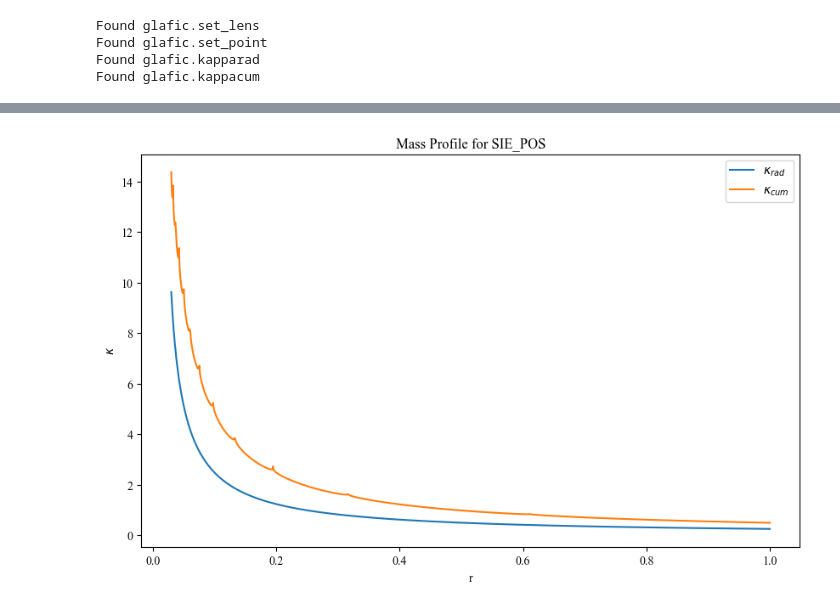
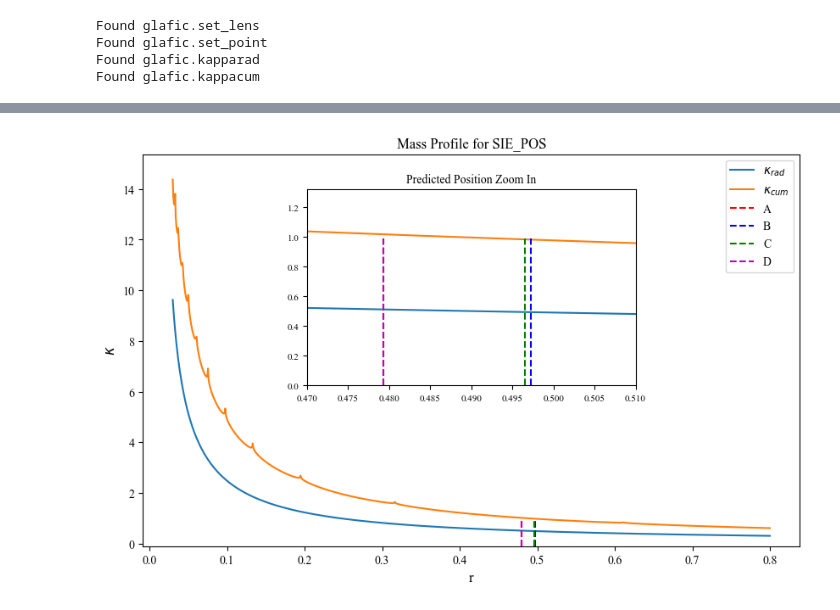
Before and after one commit to romms921/IllustrisTNG-Lens-Modelling, a Jupyter notebook: mass_profile.ipynb, the cells around one changed output, grey strips where cells are left out. Drawn from its saved outputs; the diff is of its cells as text; code cells hidden in the pictures.

Commit message:
updated mass profile plot

```diff
--- a/mass_profile.ipynb
+++ b/mass_profile.ipynb
@@ -165,14 +169,43 @@ pred
 columns = ['r', 'kappa']
 data = pd.read_csv( model_path + '/' + model_ver + '_kaprad.dat', sep=' ', header=None, names=columns)
 data2 = pd.read_csv(model_path + '/' + model_ver + '_kapcum.dat', sep=' ', header=None, names=columns)
-# %%
-plt.figure(figsize=(10, 6))
-plt.plot(data['r'], data['kappa'], label = '$\kappa _{rad}$')
-plt.plot(data2['r'], data2['kappa'], label = '$\kappa _{cum}$')
-plt.xlabel('r')
-plt.ylabel('$\kappa$')
-plt.title('Mass Profile for ' + model_ver)
-plt.legend()
-plt.show()
-# %% [output]
-[figure, removed]
+# %%
+# Percet Height
+
+kap_pred = [data2.loc[(data2['r'] - rad).abs().idxmin(), 'kappa'] for rad in pred['rad']]
+kap_max = max(data2['kappa'])
+
+percent_height = [kap/kap_max for kap in kap_pred]
+percent_height = [ph + 0.001 for ph in percent_height]
+
+inset_percent_height = [ph + 0.68 for ph in percent_height]
+# %%
+plt.figure(figsize=(10, 6))
+plt.plot(data['r'], data['kappa'], label='$\kappa _{rad}$')
+plt.plot(data2['r'], data2['kappa'], label='$\kappa _{cum}$')
+plt.axvline(x=pred['rad'][0], color='r', linestyle='--', label='A', ymax=percent_height[0], ymin=0)
+plt.axvline(x=pred['rad'][1], color='b', linestyle='--', label='B', ymax=percent_height[1], ymin=0)
+plt.axvline(x=pred['rad'][2], color='g', linestyle='--', label='C', ymax=percent_height[2], ymin=0)
+plt.axvline(x=pred['rad'][3], color='m', linestyle='--', label='D', ymax=percent_height[3], ymin=0)
+plt.xlabel('r', fontsize=12)
+plt.ylabel('$\kappa$', fontsize=12)
+plt.title('Mass Profile for ' + model_ver)
+plt.ylim(-0.1, max(data2['kappa']) + 1)
+plt.legend()
+
+# Add inset plot
+ax_inset = inset_axes(plt.gca(), width="50%", height="50%", loc="upper center", borderpad=3)
+ax_inset.plot(data['r'], data['kappa'], label='$\kappa _{rad}$')
+ax_inset.plot(data2['r'], data2['kappa'], label='$\kappa _{cum}$')
+ax_inset.set_xlim(0.47, 0.51)  # Adjust the x-axis range for the inset
+ax_inset.set_ylim(0, max(kap_pred) + 0.3)  # Adjust the y-axis range for the inset
+ax_inset.axvline(x=pred['rad'][0], color='r', linestyle='--', label='A', ymax=inset_percent_height[0], ymin=0)
+ax_inset.axvline(x=pred['rad'][1], color='b', linestyle='--', label='C', ymax=inset_percent_height[1], ymin=0)
+ax_inset.axvline(x=pred['rad'][2], color='g', linestyle='--', label='B', ymax=inset_percent_height[2], ymin=0)
+ax_inset.axvline(x=pred['rad'][3], color='m', linestyle='--', label='D', ymax=inset_percent_height[3], ymin=0)
+ax_inset.set_title('Predicted Position Zoom In', fontsize=10)
+ax_inset.tick_params(axis='both', which='major', labelsize=8)
+
+plt.show()
+# %% [output]
+[figure, added]
```
Also changed, not shown: parts of 5 cells of this notebook, 4 other files.
